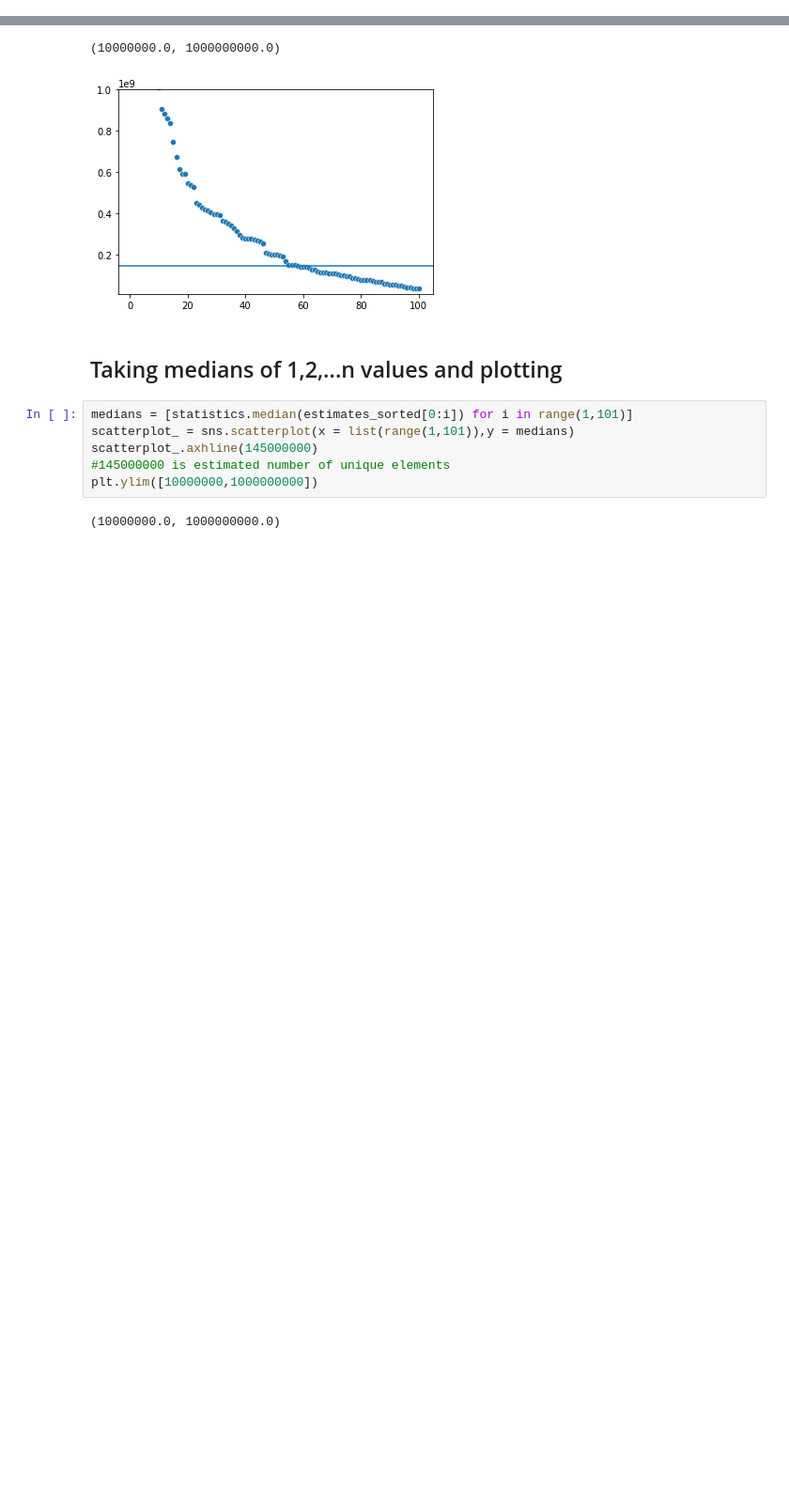
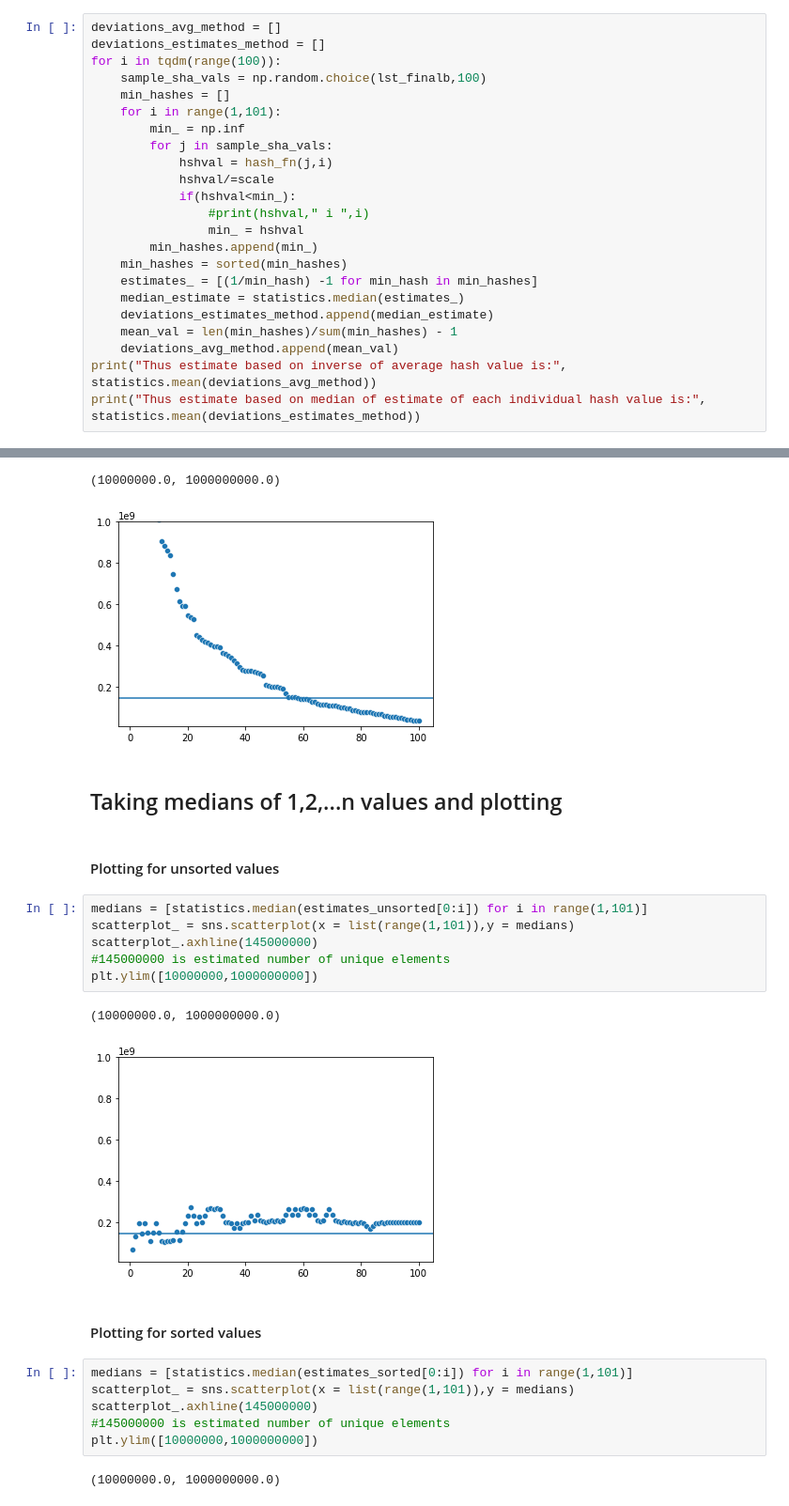
Before and after one commit to VenugopalBhatia/BIS_634, a Jupyter notebook: Assignments/HW_25Sep/HW_25sep_Ex2.ipynb, the cells around one changed output, grey strips where cells are left out. Shown at 94% size. Cells and saved outputs as stored; diff of their text form; blank space fills up the shorter version.

Commit message:
added graphs for medians converging

```diff
--- a/Assignments/HW_25Sep/HW_25sep_Ex2.ipynb
+++ b/Assignments/HW_25Sep/HW_25sep_Ex2.ipynb
@@ -67,0 +77,23 @@ lst_finalb = np.array(lst_finalb,int)
+# %%
+deviations_avg_method = []
+deviations_estimates_method = []
+for i in tqdm(range(100)):
+    sample_sha_vals = np.random.choice(lst_finalb,100)
+    min_hashes = []
+    for i in range(1,101):
+        min_ = np.inf
+        for j in sample_sha_vals:
+            hshval = hash_fn(j,i)
+            hshval/=scale
+            if(hshval<min_):
+                #print(hshval," i ",i)
+                min_ = hshval
+        min_hashes.append(min_)
+    min_hashes = sorted(min_hashes)
+    estimates_ = [(1/min_hash) -1 for min_hash in min_hashes]
+    median_estimate = statistics.median(estimates_)
+    deviations_estimates_method.append(median_estimate)
+    mean_val = len(min_hashes)/sum(min_hashes) - 1
+    deviations_avg_method.append(mean_val)
+print("Thus estimate based on inverse of average hash value is:", statistics.mean(deviations_avg_method))
+print("Thus estimate based on median of estimate of each individual hash value is:", statistics.mean(deviations_estimates_method))
@@ -143,6 +178,19 @@ plt.ylim([10000000,1000000000])
 [figure]
 # %% [markdown]
 ## Taking medians of 1,2,...n values and plotting
+# %% [markdown]
+#### Plotting for unsorted values
+# %%
+medians = [statistics.median(estimates_unsorted[0:i]) for i in range(1,101)]
+scatterplot_ = sns.scatterplot(x = list(range(1,101)),y = medians)
+scatterplot_.axhline(145000000)
+#145000000 is estimated number of unique elements
+plt.ylim([10000000,1000000000])
+# %% [output]
+(10000000.0, 1000000000.0)
+[figure, added]
+# %% [markdown]
+#### Plotting for sorted values
 # %%
 medians = [statistics.median(estimates_sorted[0:i]) for i in range(1,101)]
 scatterplot_ = sns.scatterplot(x = list(range(1,101)),y = medians)
```
Also changed, not shown: parts of 2 cells of this notebook.
